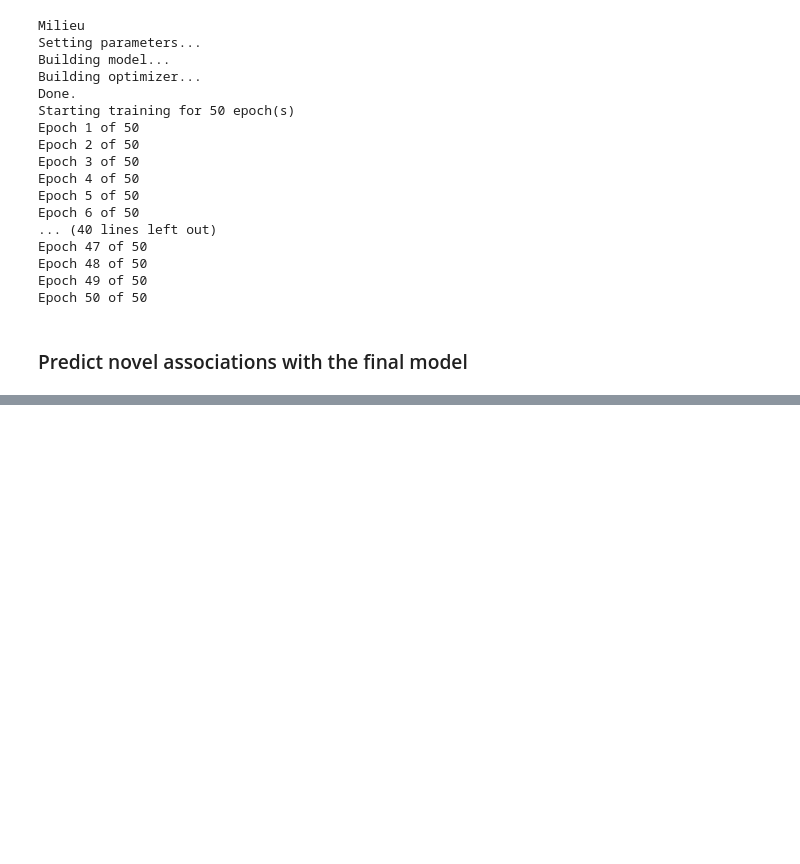
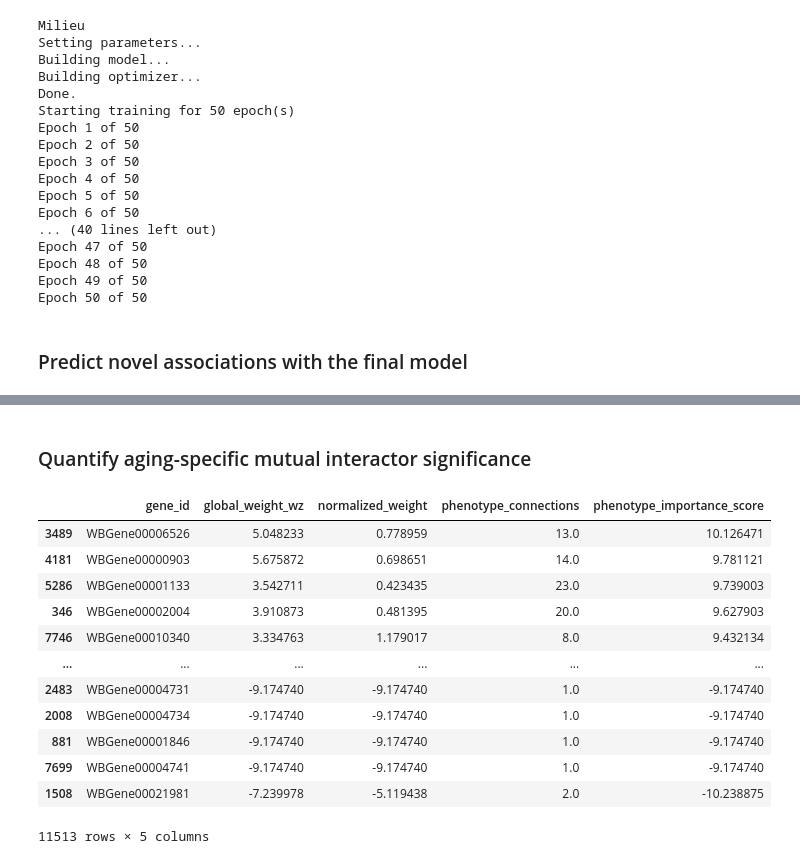
Before and after one commit to Bradley-Buchner/milieu_worm, a Jupyter notebook: notebooks/milieu_worm_walkthrough.ipynb, the cells around one changed output, grey strips where cells are left out. Saved outputs shown, nothing was run; the diff lists cells and outputs as text; code cells hidden in the pictures; blank space fills up the shorter version.

Commit message:
Update markdown sections, fix phenotype MI scoring function

```diff
--- a/notebooks/milieu_worm_walkthrough.ipynb
+++ b/notebooks/milieu_worm_walkthrough.ipynb
@@ -489 +465,3 @@ Top 10 Nodes with Highest Probability of Association with Aging
 10. 'WBGene00004758' (Prob.: 0.9999999)
+# %% [markdown]
+### Quantify aging-specific mutual interactor significance
@@ -490,3 +513,25 @@ Top 10 Nodes with Highest Probability of Association with Aging
+# %%
+mi_scores = get_phenotype_mi_significance(
+    milieu_worm=milieu_worm_full,
+    network=full_network,
+    seed_node_names=aging_wbid_list
+)
+
+display(mi_scores)
+# %% [output]
+|  | gene_id | global_weight_wz | normalized_weight | phenotype_connections | phenotype_importance_score |
+| 3489 | WBGene00006526 | 5.048233 | 0.778959 | 13.0 | 10.126471 |
+| 4181 | WBGene00000903 | 5.675872 | 0.698651 | 14.0 | 9.781121 |
+| 5286 | WBGene00001133 | 3.542711 | 0.423435 | 23.0 | 9.739003 |
+| 346 | WBGene00002004 | 3.910873 | 0.481395 | 20.0 | 9.627903 |
+| 7746 | WBGene00010340 | 3.334763 | 1.179017 | 8.0 | 9.432134 |
+| ... | ... | ... | ... | ... | ... |
+| 2483 | WBGene00004731 | -9.174740 | -9.174740 | 1.0 | -9.174740 |
+| 2008 | WBGene00004734 | -9.174740 | -9.174740 | 1.0 | -9.174740 |
+| 881 | WBGene00001846 | -9.174740 | -9.174740 | 1.0 | -9.174740 |
+| 7699 | WBGene00004741 | -9.174740 | -9.174740 | 1.0 | -9.174740 |
+| 1508 | WBGene00021981 | -7.239978 | -5.119438 | 2.0 | -10.238875 |
+11513 rows × 5 columns
 # %%
 # %%capture
 wd = os.getcwd()
```
Also changed, not shown: parts of 27 cells of this notebook.
